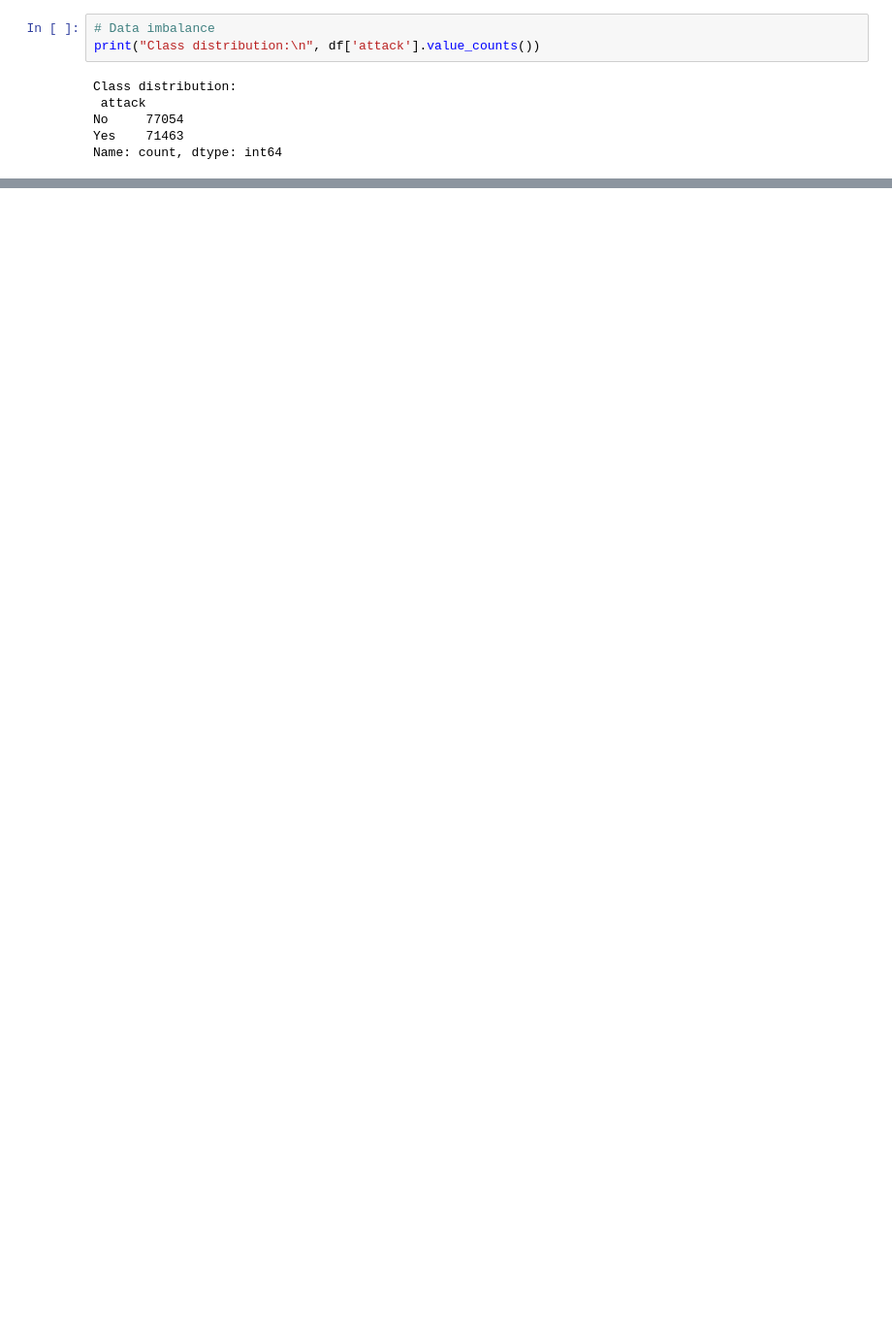
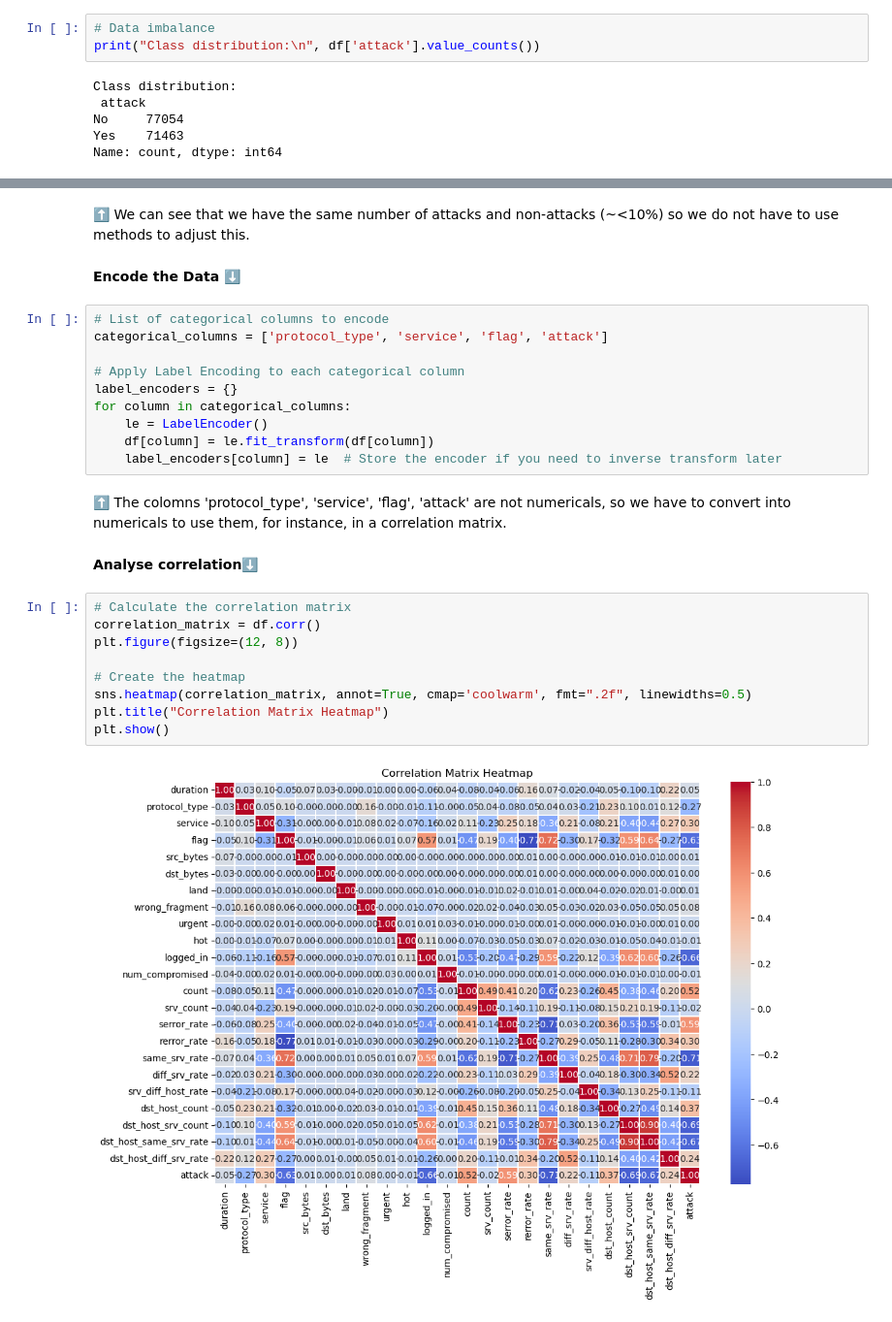
Before and after one commit to ThomasTyg15/Projet_ML-IDS, a Jupyter notebook: NoteBook_ML-IDS.ipynb, the cells around one changed output, grey strips where cells are left out. Shown: that part at 97% size. Cells and saved outputs as stored; diff of their text form; blank space fills up the shorter version.

```diff
--- a/NoteBook_ML-IDS.ipynb
+++ b/NoteBook_ML-IDS.ipynb
@@ -98,0 +83,29 @@ Exploration visuelle
+# %% [markdown]
+⬆️ We can see that we have the same number of attacks and non-attacks (~<10%) so we do not have to use methods to adjust this.
+# %% [markdown]
+**Encode the Data ⬇️**
+# %%
+# List of categorical columns to encode
+categorical_columns = ['protocol_type', 'service', 'flag', 'attack']
+
+# Apply Label Encoding to each categorical column
+label_encoders = {}
+for column in categorical_columns:
+    le = LabelEncoder()
+    df[column] = le.fit_transform(df[column])
+    label_encoders[column] = le  # Store the encoder if you need to inverse transform later
+# %% [markdown]
+⬆️ The colomns 'protocol_type', 'service', 'flag', 'attack' are not numericals, so we have to convert into numericals to use them, for instance, in a correlation matrix.
+# %% [markdown]
+**Analyse correlation⬇️**
+# %%
+# Calculate the correlation matrix
+correlation_matrix = df.corr()
+plt.figure(figsize=(12, 8))
+
+# Create the heatmap
+sns.heatmap(correlation_matrix, annot=True, cmap='coolwarm', fmt=".2f", linewidths=0.5)
+plt.title("Correlation Matrix Heatmap")
+plt.show()
+# %% [output]
+[figure, added]
```
Also changed, not shown: parts of 33 cells of this notebook.
